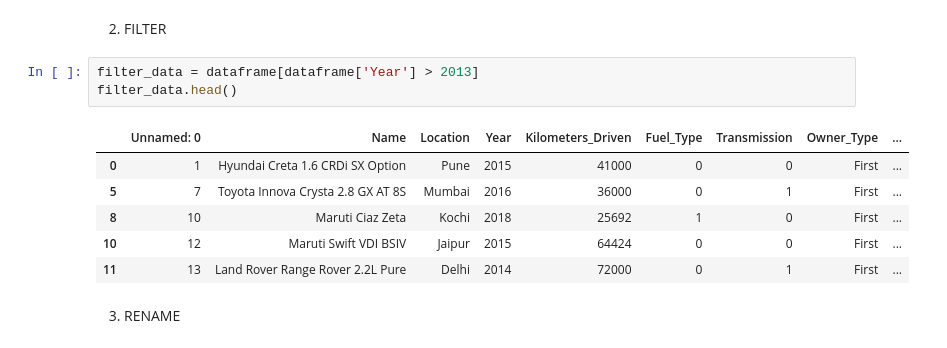
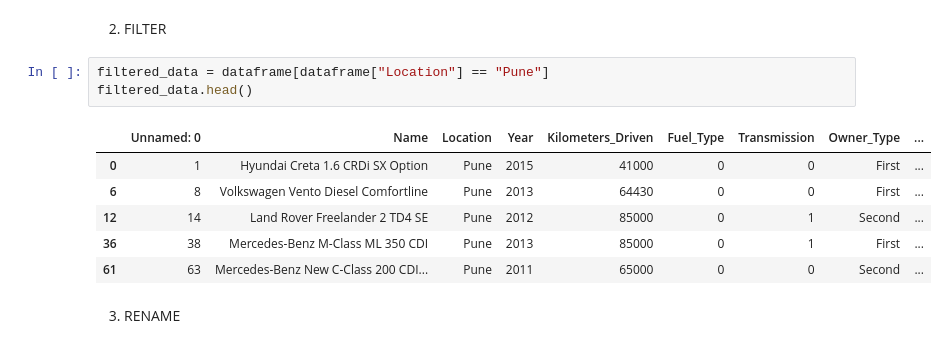
Before and after one commit to varnipriya/16356159_PDS, a Jupyter notebook: Assignment2.ipynb, the cells around one changed output. Drawn from its saved outputs; the diff is of its cells as text.

```diff
--- a/Assignment2.ipynb
+++ b/Assignment2.ipynb
@@ -162,15 +162,15 @@ selected_columns.head()
 # %% [markdown]
 2) FILTER
-# %%
-filter_data = dataframe[dataframe['Year'] > 2013]
-filter_data.head()
-# %% [output]
-|  | Unnamed: 0 | Name | Location | Year | Kilometers_Driven | Fuel_Type | Transmission | Owner_Type | ... |
-| 0 | 1 | Hyundai Creta 1.6 CRDi SX Option | Pune | 2015 | 41000 | 0 | 0 | First | ... |
-| 5 | 7 | Toyota Innova Crysta 2.8 GX AT 8S | Mumbai | 2016 | 36000 | 0 | 1 | First | ... |
-| 8 | 10 | Maruti Ciaz Zeta | Kochi | 2018 | 25692 | 1 | 0 | First | ... |
-| 10 | 12 | Maruti Swift VDI BSIV | Jaipur | 2015 | 64424 | 0 | 0 | First | ... |
-| 11 | 13 | Land Rover Range Rover 2.2L Pure | Delhi | 2014 | 72000 | 0 | 1 | First | ... |
+# %%
+filtered_data = dataframe[dataframe["Location"] == "Pune"]
+filtered_data.head()
+# %% [output]
+|  | Unnamed: 0 | Name | Location | Year | Kilometers_Driven | Fuel_Type | Transmission | Owner_Type | ... |
+| 0 | 1 | Hyundai Creta 1.6 CRDi SX Option | Pune | 2015 | 41000 | 0 | 0 | First | ... |
+| 6 | 8 | Volkswagen Vento Diesel Comfortline | Pune | 2013 | 64430 | 0 | 0 | First | ... |
+| 12 | 14 | Land Rover Freelander 2 TD4 SE | Pune | 2012 | 85000 | 0 | 1 | Second | ... |
+| 36 | 38 | Mercedes-Benz M-Class ML 350 CDI | Pune | 2013 | 85000 | 0 | 1 | First | ... |
+| 61 | 63 | Mercedes-Benz New C-Class 200 CDI... | Pune | 2011 | 65000 | 0 | 0 | Second | ... |
 # %% [markdown]
 3) RENAME
 # %%
```
Also changed, not shown: parts of 4 cells of this notebook.
